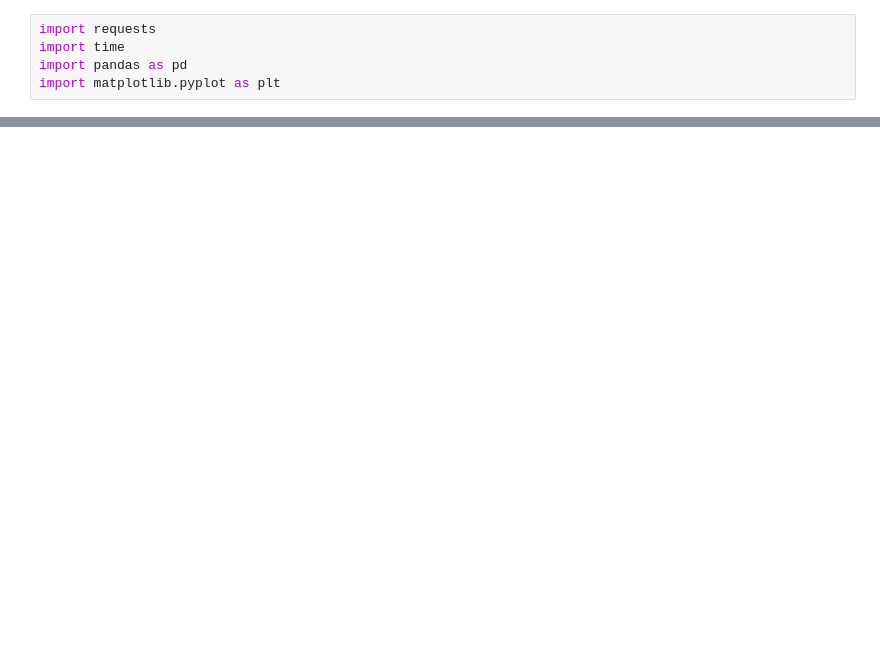
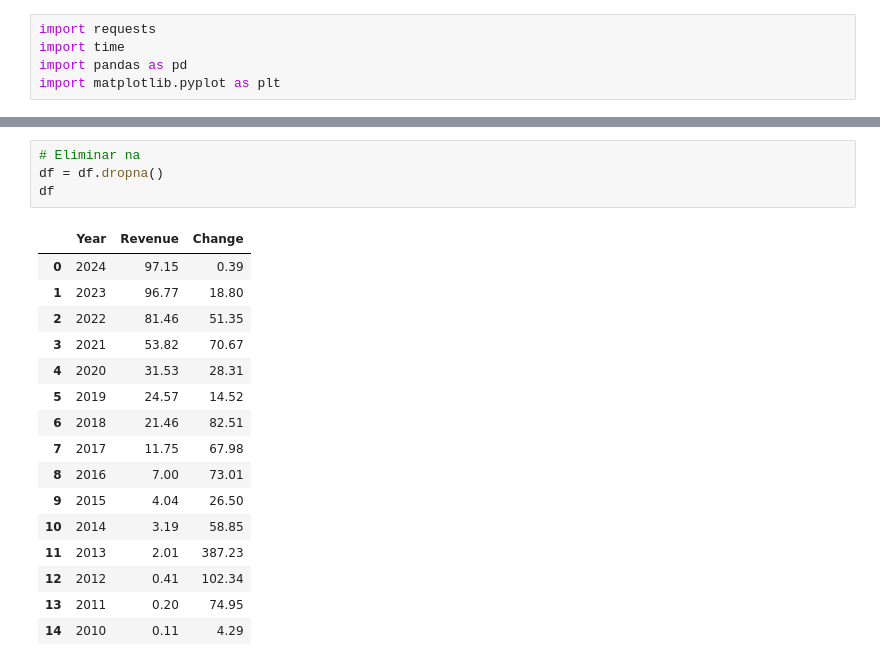
Before and after one commit to jessmiramontes/tareas, a Jupyter notebook: tarea_web_scrapping.ipynb, the cells around one changed output, grey strips where cells are left out. Saved outputs shown, nothing was run; the diff lists cells and outputs as text; blank space fills up the shorter version.

```diff
--- a/tarea_web_scrapping.ipynb
+++ b/tarea_web_scrapping.ipynb
@@ -78,0 +103,21 @@ No se encontró la tabla 'Tesla Quarterly Revenue'.
+# %%
+# Eliminar na
+df = df.dropna()
+df
+# %% [output]
+|  | Year | Revenue | Change |
+| 0 | 2024 | 97.15 | 0.39 |
+| 1 | 2023 | 96.77 | 18.80 |
+| 2 | 2022 | 81.46 | 51.35 |
+| 3 | 2021 | 53.82 | 70.67 |
+| 4 | 2020 | 31.53 | 28.31 |
+| 5 | 2019 | 24.57 | 14.52 |
+| 6 | 2018 | 21.46 | 82.51 |
+| 7 | 2017 | 11.75 | 67.98 |
+| 8 | 2016 | 7.00 | 73.01 |
+| 9 | 2015 | 4.04 | 26.50 |
+| 10 | 2014 | 3.19 | 58.85 |
+| 11 | 2013 | 2.01 | 387.23 |
+| 12 | 2012 | 0.41 | 102.34 |
+| 13 | 2011 | 0.20 | 74.95 |
+| 14 | 2010 | 0.11 | 4.29 |
```
Also changed, not shown: parts of 9 cells of this notebook.
